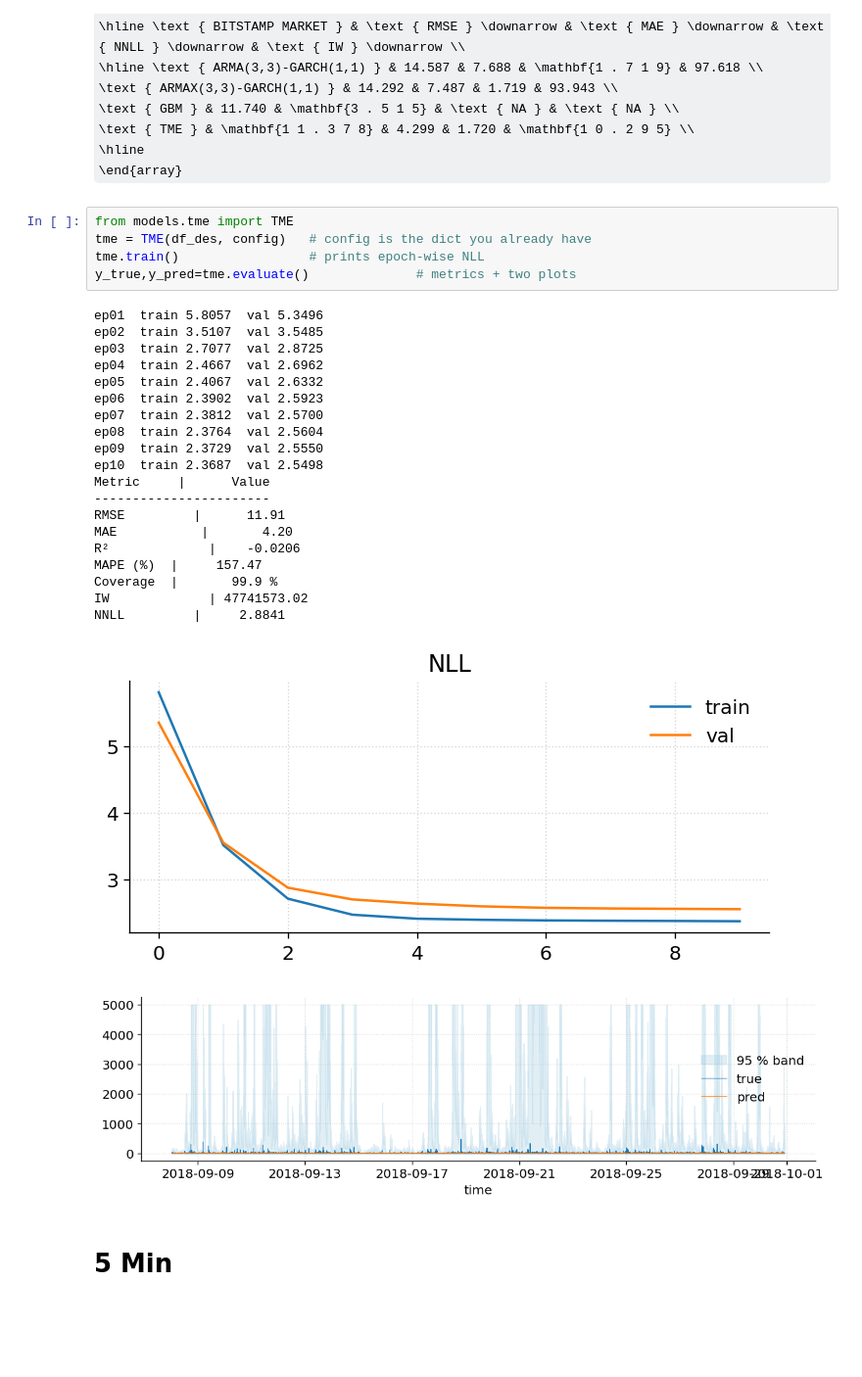
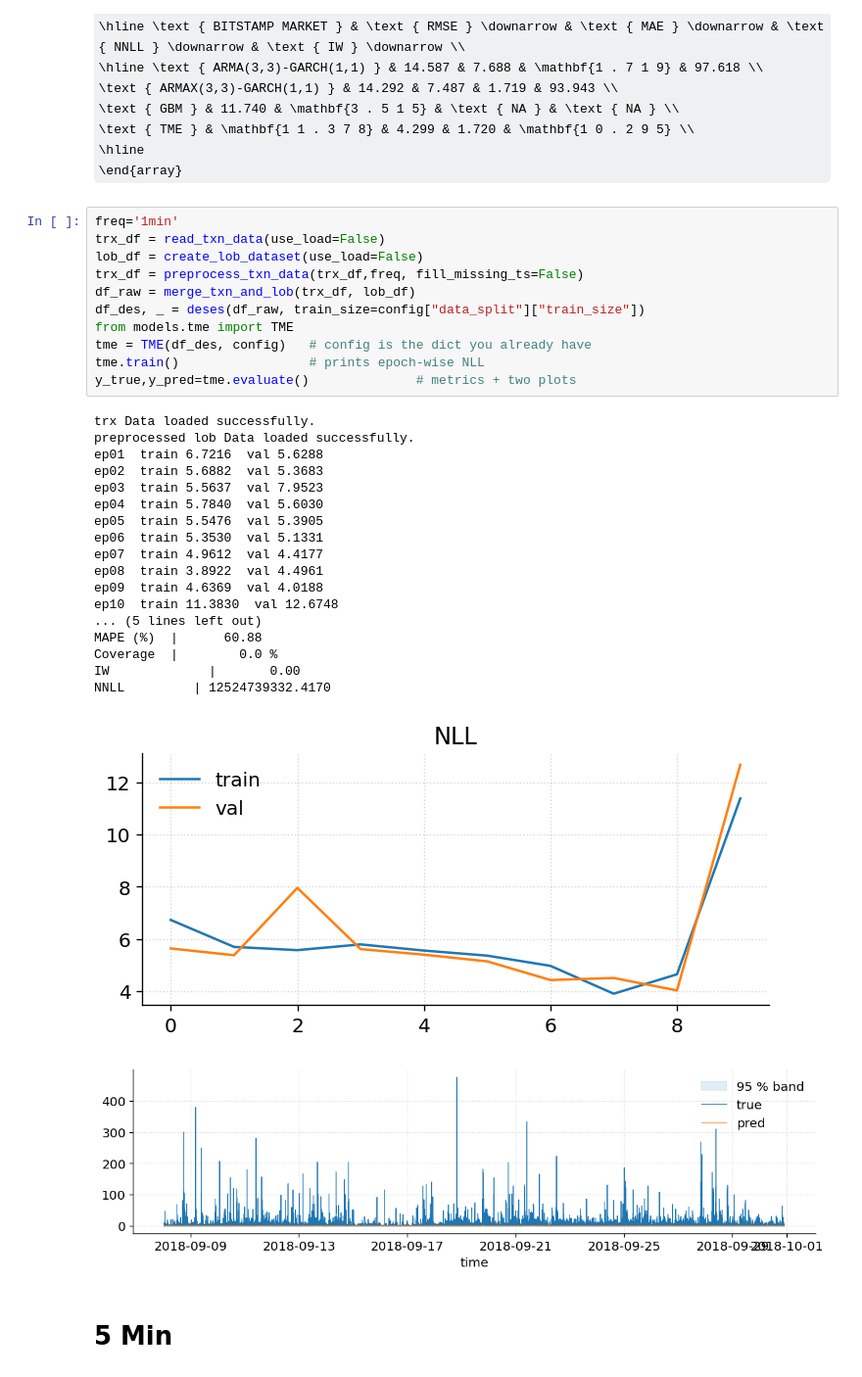
Before and after one commit to pfurjesz/MLFCS_paper, a Jupyter notebook: notebooks/tme_run.ipynb, the cells around one changed output. Shown at 98% size. Cells and saved outputs as stored; diff of their text form; some formulas as TeX source; blank space fills up the shorter version.

```diff
--- a/notebooks/tme_run.ipynb
+++ b/notebooks/tme_run.ipynb
@@ -112,32 +112,36 @@ preprocessed lob Data loaded successfully.
 \hline
 \end{array}
 # %%
+freq='1min'
+trx_df = read_txn_data(use_load=False)
+lob_df = create_lob_dataset(use_load=False)
+trx_df = preprocess_txn_data(trx_df,freq, fill_missing_ts=False)
+df_raw = merge_txn_and_lob(trx_df, lob_df)
+df_des, _ = deses(df_raw, train_size=config["data_split"]["train_size"])
 from models.tme import TME
 tme = TME(df_des, config)   # config is the dict you already have
 tme.train()                 # prints epoch-wise NLL
 y_true,y_pred=tme.evaluate()              # metrics + two plots
 # %% [output]
-ep01  train 5.8057  val 5.3496
-ep02  train 3.5107  val 3.5485
-ep03  train 2.7077  val 2.8725
-ep04  train 2.4667  val 2.6962
-ep05  train 2.4067  val 2.6332
-ep06  train 2.3902  val 2.5923
-ep07  train 2.3812  val 2.5700
-ep08  train 2.3764  val 2.5604
-ep09  train 2.3729  val 2.5550
-ep10  train 2.3687  val 2.5498
-Metric     |      Value
------------------------
-RMSE         |      11.91
-MAE           |       4.20
-R²             |    -0.0206
-MAPE (%)  |     157.47
-Coverage  |       99.9 %
-IW             | 47741573.02
-NNLL         |     2.8841
+trx Data loaded successfully.
+preprocessed lob Data loaded successfully.
+ep01  train 6.7216  val 5.6288
+ep02  train 5.6882  val 5.3683
+ep03  train 5.5637  val 7.9523
+ep04  train 5.7840  val 5.6030
+ep05  train 5.5476  val 5.3905
+ep06  train 5.3530  val 5.1331
+ep07  train 4.9612  val 4.4177
+ep08  train 3.8922  val 4.4961
+ep09  train 4.6369  val 4.0188
+ep10  train 11.3830  val 12.6748
+... (5 lines left out)
+MAPE (%)  |      60.88
+Coverage  |        0.0 %
+IW             |       0.00
+NNLL         | 12524739332.4170
-[figure, old version]
+[figure, new version]
-[figure, old version]
+[figure, new version]
 # %% [markdown]
 # 5 Min
 # %% [markdown]
```
Also changed, not shown: parts of 3 cells of this notebook, 9 other files.
